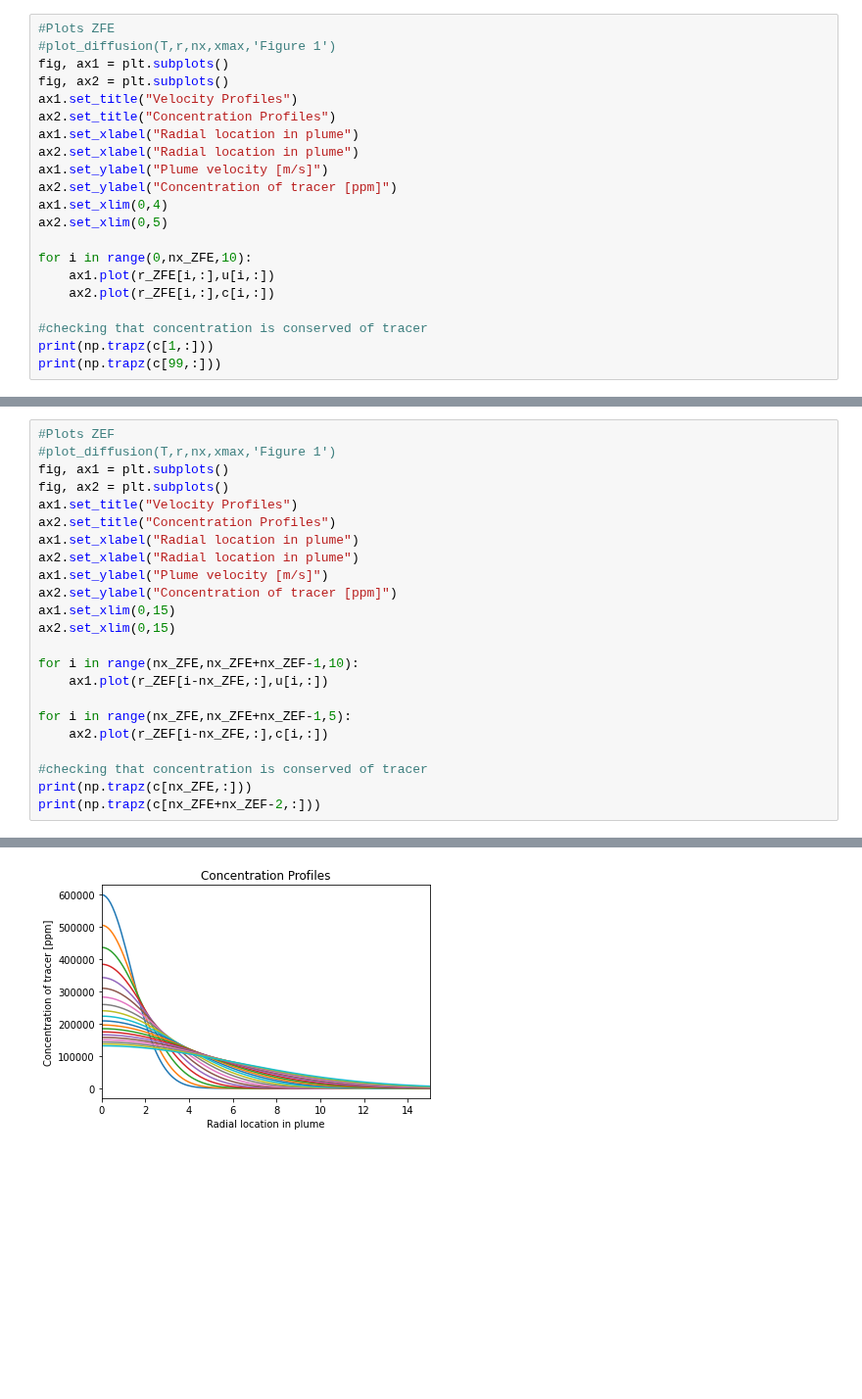
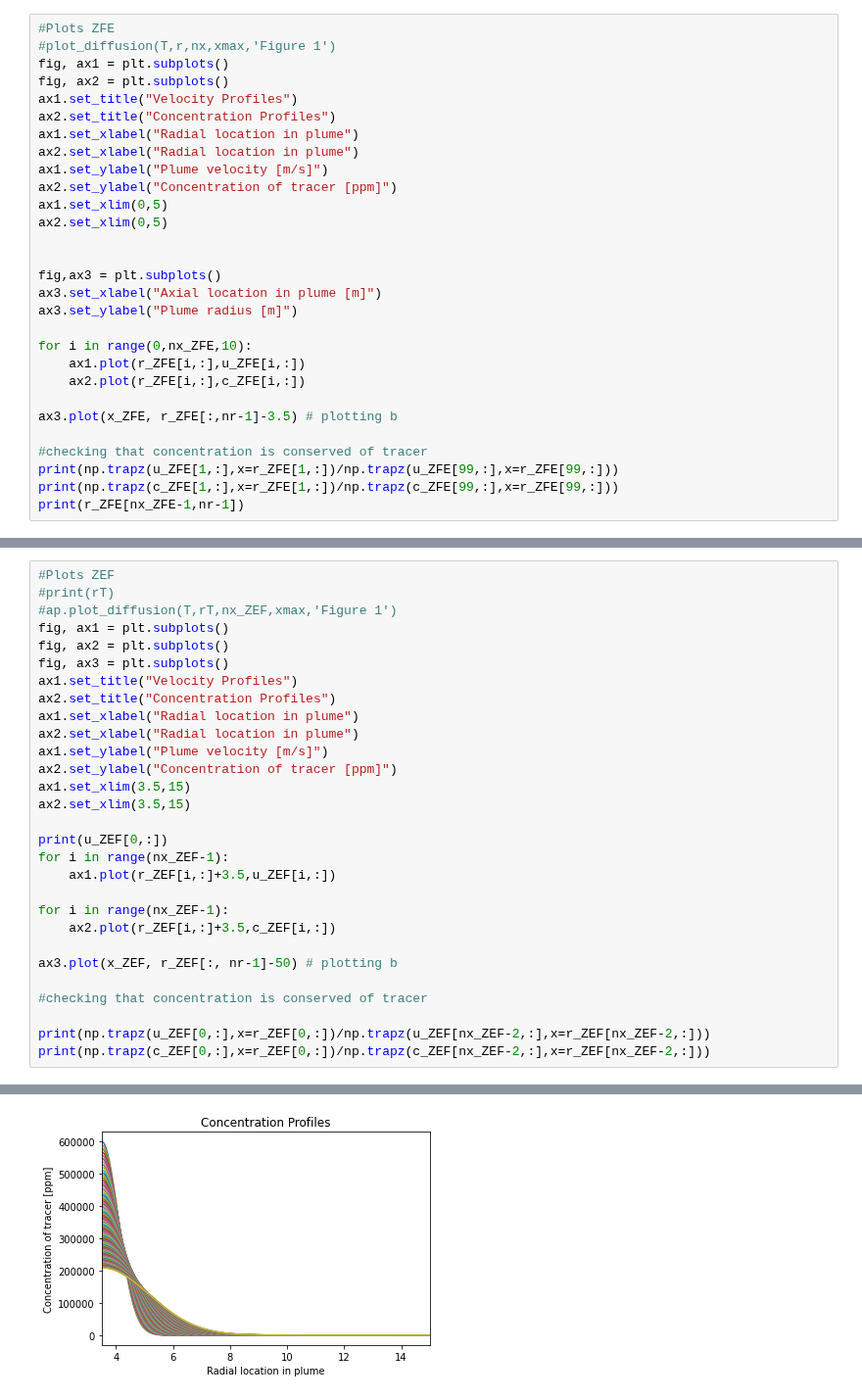
Before and after one commit to chinahg/rocketemissions, a Jupyter notebook: Analytical_Plume.ipynb, the cells around one changed output, grey strips where cells are left out. Shown at 98% size. Saved outputs shown, nothing was run; the diff lists cells and outputs as text; blank space fills up the shorter version.

```diff
--- a/Analytical_Plume.ipynb
+++ b/Analytical_Plume.ipynb
@@ -271,14 +121,22 @@ ax1.set_xlabel("Radial location in plume")
 ax2.set_xlabel("Radial location in plume")
 ax1.set_ylabel("Plume velocity [m/s]")
 ax2.set_ylabel("Concentration of tracer [ppm]")
-ax1.set_xlim(0,4)
+ax1.set_xlim(0,5)
 ax2.set_xlim(0,5)
 
+
+fig,ax3 = plt.subplots()
+ax3.set_xlabel("Axial location in plume [m]")
+ax3.set_ylabel("Plume radius [m]")
+
 for i in range(0,nx_ZFE,10):
-    ax1.plot(r_ZFE[i,:],u[i,:])
-    ax2.plot(r_ZFE[i,:],c[i,:])
+    ax1.plot(r_ZFE[i,:],u_ZFE[i,:])
+    ax2.plot(r_ZFE[i,:],c_ZFE[i,:])
+
+ax3.plot(x_ZFE, r_ZFE[:,nr-1]-3.5) # plotting b
 
 #checking that concentration is conserved of tracer
-print(np.trapz(c[1,:]))
-print(np.trapz(c[99,:]))
+print(np.trapz(u_ZFE[1,:],x=r_ZFE[1,:])/np.trapz(u_ZFE[99,:],x=r_ZFE[99,:]))
+print(np.trapz(c_ZFE[1,:],x=r_ZFE[1,:])/np.trapz(c_ZFE[99,:],x=r_ZFE[99,:]))
+print(r_ZFE[nx_ZFE-1,nr-1])
 # %% [output]
@@ -289,24 +149,30 @@ print(np.trapz(c[99,:]))
 # %%
 #Plots ZEF
-#plot_diffusion(T,r,nx,xmax,'Figure 1')
+#print(rT)
+#ap.plot_diffusion(T,rT,nx_ZEF,xmax,'Figure 1')
 fig, ax1 = plt.subplots()
 fig, ax2 = plt.subplots()
+fig, ax3 = plt.subplots()
 ax1.set_title("Velocity Profiles")
 ax2.set_title("Concentration Profiles")
 ax1.set_xlabel("Radial location in plume")
 ax2.set_xlabel("Radial location in plume")
 ax1.set_ylabel("Plume velocity [m/s]")
 ax2.set_ylabel("Concentration of tracer [ppm]")
-ax1.set_xlim(0,15)
-ax2.set_xlim(0,15)
+ax1.set_xlim(3.5,15)
+ax2.set_xlim(3.5,15)
 
-for i in range(nx_ZFE,nx_ZFE+nx_ZEF-1,10):
-    ax1.plot(r_ZEF[i-nx_ZFE,:],u[i,:])
+print(u_ZEF[0,:])
+for i in range(nx_ZEF-1):
+    ax1.plot(r_ZEF[i,:]+3.5,u_ZEF[i,:])
 
-for i in range(nx_ZFE,nx_ZFE+nx_ZEF-1,5):
-    ax2.plot(r_ZEF[i-nx_ZFE,:],c[i,:])
+for i in range(nx_ZEF-1):
+    ax2.plot(r_ZEF[i,:]+3.5,c_ZEF[i,:])
+
+ax3.plot(x_ZEF, r_ZEF[:, nr-1]-50) # plotting b
 
 #checking that concentration is conserved of tracer
-print(np.trapz(c[nx_ZFE,:]))
-print(np.trapz(c[nx_ZFE+nx_ZEF-2,:]))
+
+print(np.trapz(u_ZEF[0,:],x=r_ZEF[0,:])/np.trapz(u_ZEF[nx_ZEF-2,:],x=r_ZEF[nx_ZEF-2,:]))
+print(np.trapz(c_ZEF[0,:],x=r_ZEF[0,:])/np.trapz(c_ZEF[nx_ZEF-2,:],x=r_ZEF[nx_ZEF-2,:]))
 # %% [output]
@@ -316 +184 @@ print(np.trapz(c[nx_ZFE+nx_ZEF-2,:]))
-[figure, old version]
+[figure, new version]
```
Also changed, not shown: parts of 6 cells of this notebook, 3 other files.
